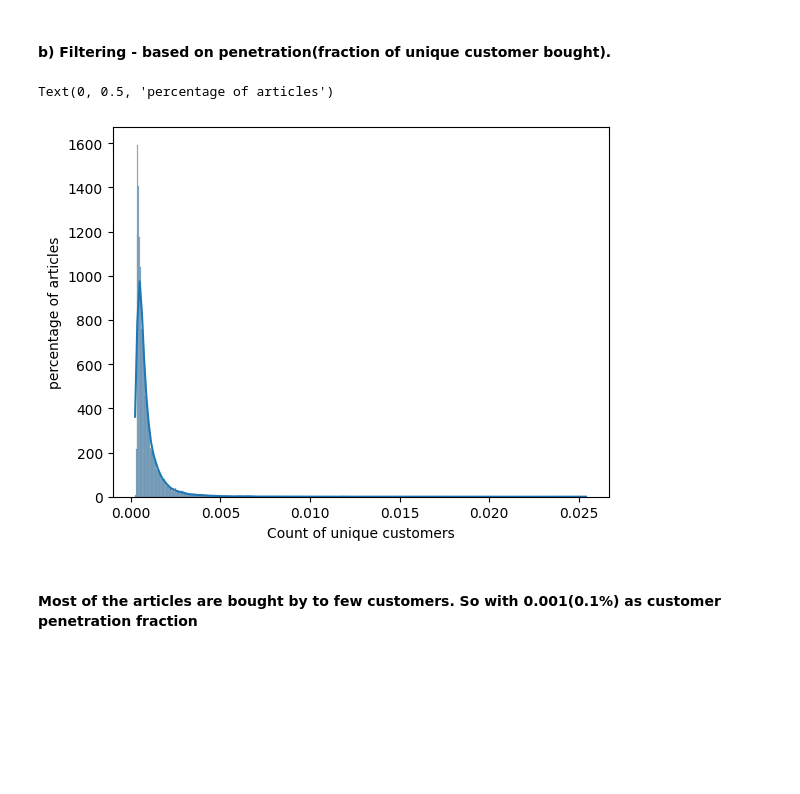
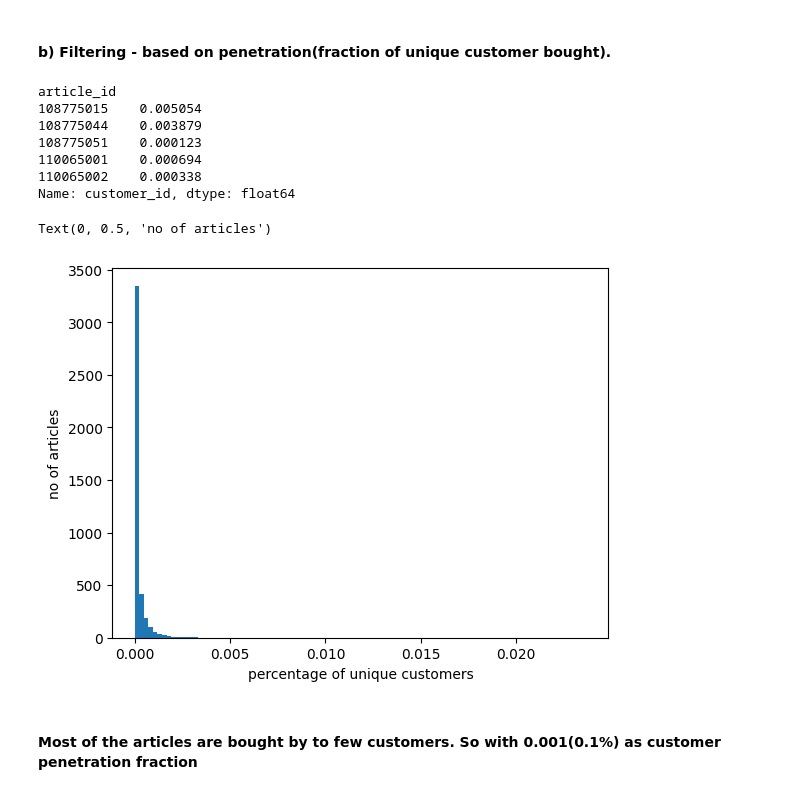
Before and after one commit to nitsourish/New-Yorker-case-study, a Jupyter notebook: nbs/exploratory_report.ipynb, the cells around one changed output. Cells and saved outputs as stored; diff of their text form; code cells hidden in the pictures; blank space fills up the shorter version.

```diff
--- a/nbs/exploratory_report.ipynb
+++ b/nbs/exploratory_report.ipynb
@@ -106,13 +110,21 @@ unique articles 16953
 # %%
 custn = df.groupby('article_id')['customer_id'].nunique()
 cust = df['customer_id'].nunique()
 custn = custn/cust
-sns.histplot(data=custn, kde=True)
-plt.xlabel('Count of unique customers')
-plt.ylabel('percentage of articles')
+display(custn.head())
+plt.hist(custn.values,density=True,bins=100)
+plt.xlabel('percentage of unique customers')
+plt.ylabel('no of articles')
 # %% [output]
-Text(0, 0.5, 'percentage of articles')
+article_id
+108775015    0.005054
+108775044    0.003879
+108775051    0.000123
+110065001    0.000694
+110065002    0.000338
+Name: customer_id, dtype: float64
+Text(0, 0.5, 'no of articles')
-[figure, old version]
+[figure, new version]
 # %% [markdown]
 #### Most of the articles are bought by to few customers. So with 0.001(0.1%) as customer penetration fraction
 # %%
```
Also changed, not shown: parts of 3 cells of this notebook, 1 other file.
